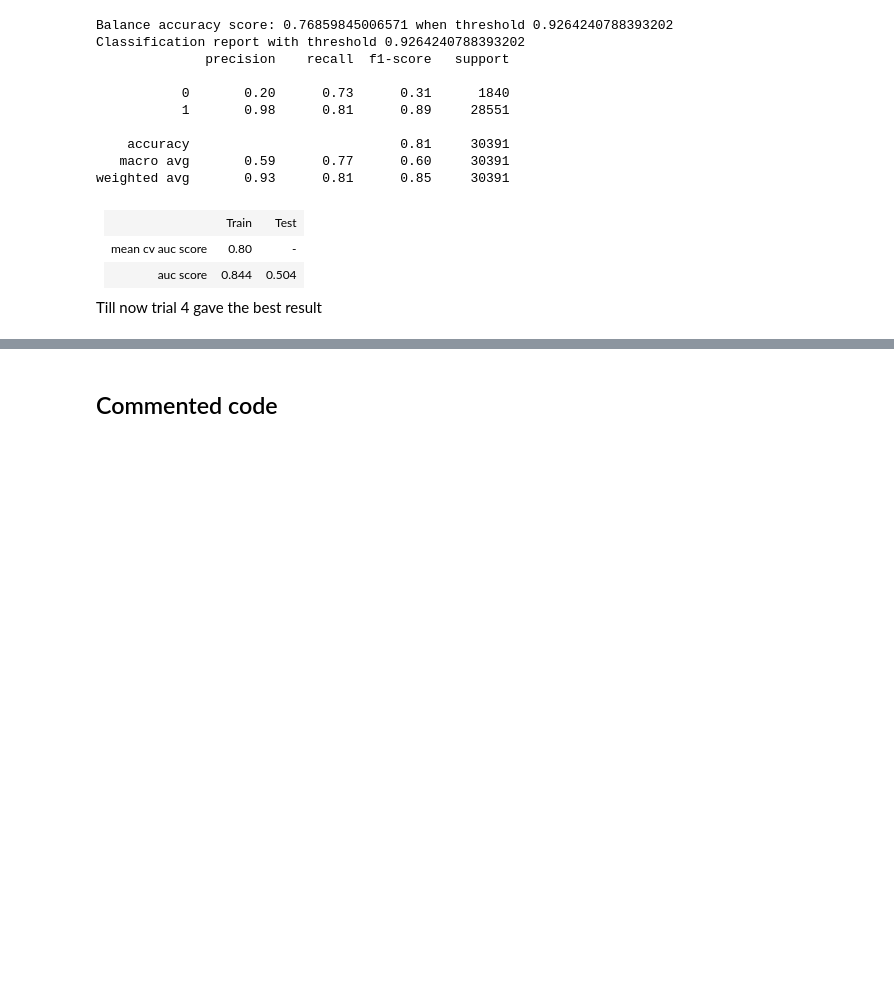
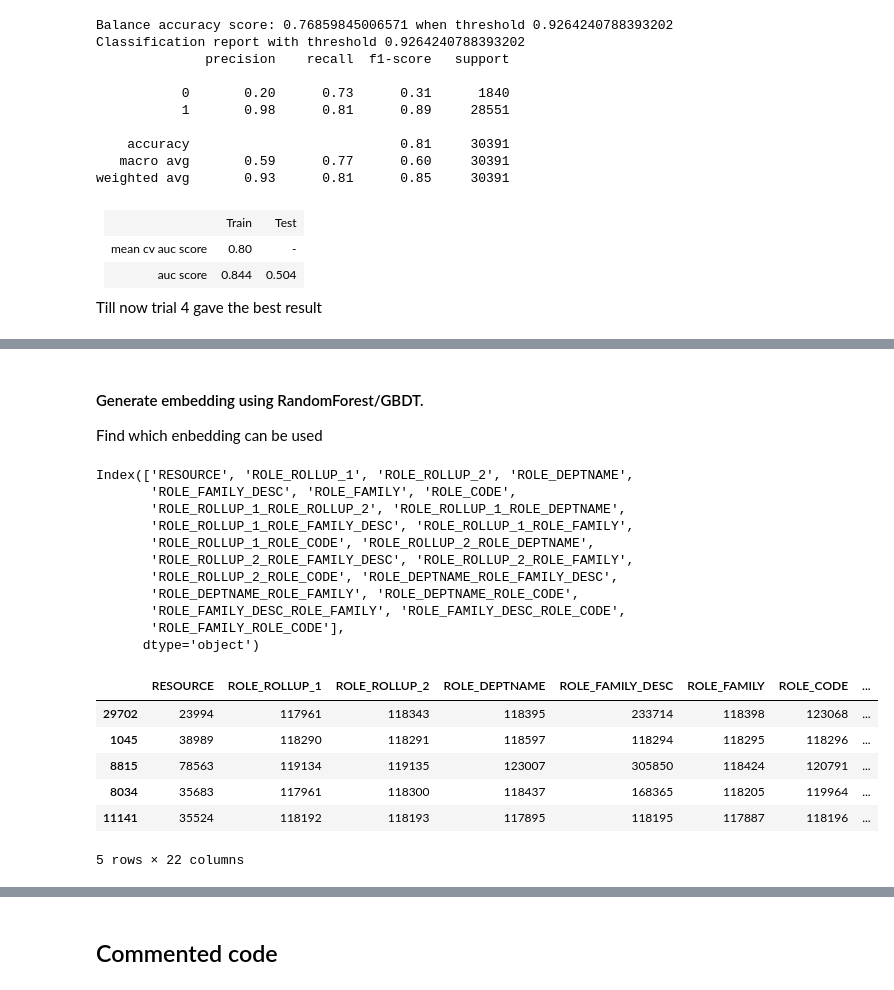
Before and after one commit to SmithaUpadhyaya/employee_access_resource_classifier, a Jupyter notebook: notebooks/training.ipynb, the cells around one changed output, grey strips where cells are left out. Drawn from its saved outputs; the diff is of its cells as text; code cells hidden in the pictures; blank space fills up the shorter version.

```diff
--- a/notebooks/training.ipynb
+++ b/notebooks/training.ipynb
@@ -1770,0 +1912,3 @@ Till now trial 4 gave the best result
+# %% [markdown]
+#### Generate embedding using RandomForest/GBDT. ####
+Find which enbedding can be used
@@ -1770,0 +1926,24 @@ Till now trial 4 gave the best result
+# %%
+feature_columns = X_train.select_dtypes(include = ['object']).columns
+print(feature_columns)
+
+X_train[feature_columns].head()
+# %% [output]
+Index(['RESOURCE', 'ROLE_ROLLUP_1', 'ROLE_ROLLUP_2', 'ROLE_DEPTNAME',
+       'ROLE_FAMILY_DESC', 'ROLE_FAMILY', 'ROLE_CODE',
+       'ROLE_ROLLUP_1_ROLE_ROLLUP_2', 'ROLE_ROLLUP_1_ROLE_DEPTNAME',
+       'ROLE_ROLLUP_1_ROLE_FAMILY_DESC', 'ROLE_ROLLUP_1_ROLE_FAMILY',
+       'ROLE_ROLLUP_1_ROLE_CODE', 'ROLE_ROLLUP_2_ROLE_DEPTNAME',
+       'ROLE_ROLLUP_2_ROLE_FAMILY_DESC', 'ROLE_ROLLUP_2_ROLE_FAMILY',
+       'ROLE_ROLLUP_2_ROLE_CODE', 'ROLE_DEPTNAME_ROLE_FAMILY_DESC',
+       'ROLE_DEPTNAME_ROLE_FAMILY', 'ROLE_DEPTNAME_ROLE_CODE',
+       'ROLE_FAMILY_DESC_ROLE_FAMILY', 'ROLE_FAMILY_DESC_ROLE_CODE',
+       'ROLE_FAMILY_ROLE_CODE'],
+      dtype='object')
+|  | RESOURCE | ROLE_ROLLUP_1 | ROLE_ROLLUP_2 | ROLE_DEPTNAME | ROLE_FAMILY_DESC | ROLE_FAMILY | ROLE_CODE | ... |
+| 29702 | 23994 | 117961 | 118343 | 118395 | 233714 | 118398 | 123068 | ... |
+| 1045 | 38989 | 118290 | 118291 | 118597 | 118294 | 118295 | 118296 | ... |
+| 8815 | 78563 | 119134 | 119135 | 123007 | 305850 | 118424 | 120791 | ... |
+| 8034 | 35683 | 117961 | 118300 | 118437 | 168365 | 118205 | 119964 | ... |
+| 11141 | 35524 | 118192 | 118193 | 117895 | 118195 | 117887 | 118196 | ... |
+5 rows × 22 columns
```
Also changed, not shown: parts of 30 cells of this notebook, 2 other files.
